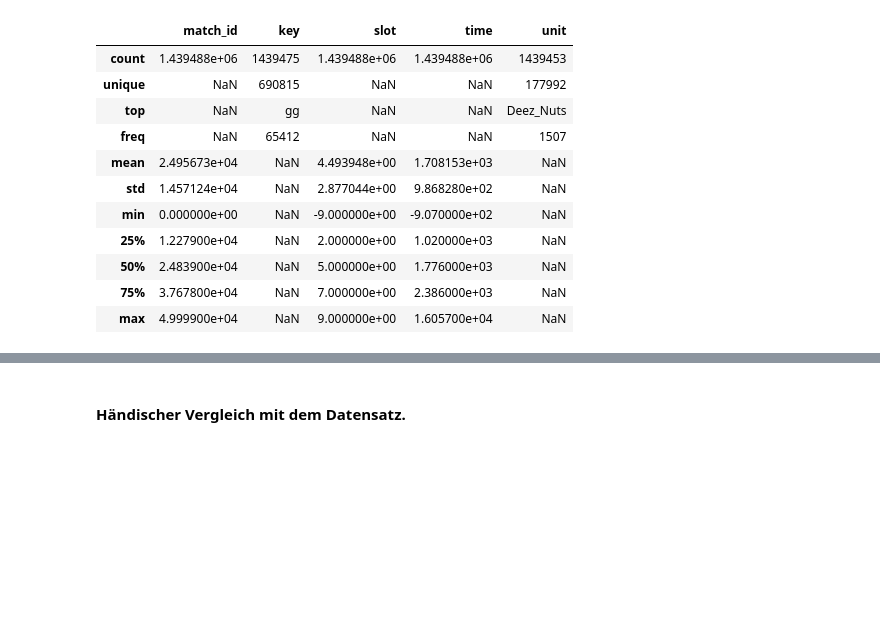
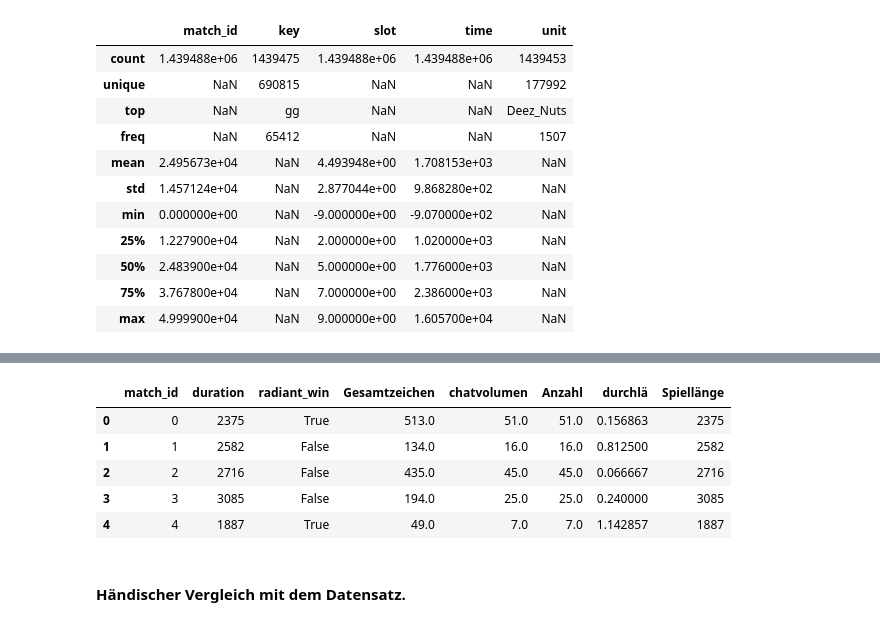
Before and after one commit to agruenth/BDA_SS17, a Jupyter notebook: Aufgabe 3.ipynb, the cells around one changed output, grey strips where cells are left out. Saved outputs shown, nothing was run; the diff lists cells and outputs as text; code cells hidden in the pictures; blank space fills up the shorter version.

```diff
--- a/Aufgabe 3.ipynb
+++ b/Aufgabe 3.ipynb
@@ -82,3 +110,22 @@ Name: match_id, dtype: int64
+# %%
+#Gesamtanzahl an Chatzeichen während des Spiels
+match['Gesamtzeichen'] = chat[['match_id', 'Nachlänge']].groupby('match_id').sum()
+#Wie viel wird insgesamt gechattet
+match ['chatvolumen'] = chat['match_id'].value_counts()
+#Anzahl der
+match['Anzahl'] = chat[['match_id', 'Nachlänge']].groupby('match_id').count()
+#Durchschnittliche Nachrichtenlänge
+match ['durchlä'] = chat['Nachlänge'] / match['Anzahl']
+#Spiellänge
+match ['Spiellänge'] = match['duration']
+match.head()
+# %% [output]
+|  | match_id | duration | radiant_win | Gesamtzeichen | chatvolumen | Anzahl | durchlä | Spiellänge |
+| 0 | 0 | 2375 | True | 513.0 | 51.0 | 51.0 | 0.156863 | 2375 |
+| 1 | 1 | 2582 | False | 134.0 | 16.0 | 16.0 | 0.812500 | 2582 |
+| 2 | 2 | 2716 | False | 435.0 | 45.0 | 45.0 | 0.066667 | 2716 |
+| 3 | 3 | 3085 | False | 194.0 | 25.0 | 25.0 | 0.240000 | 3085 |
+| 4 | 4 | 1887 | True | 49.0 | 7.0 | 7.0 | 1.142857 | 1887 |
 # %% [markdown]
 #### Händischer Vergleich mit dem Datensatz.
 # %%
```
Also changed, not shown: parts of 29 cells of this notebook.
